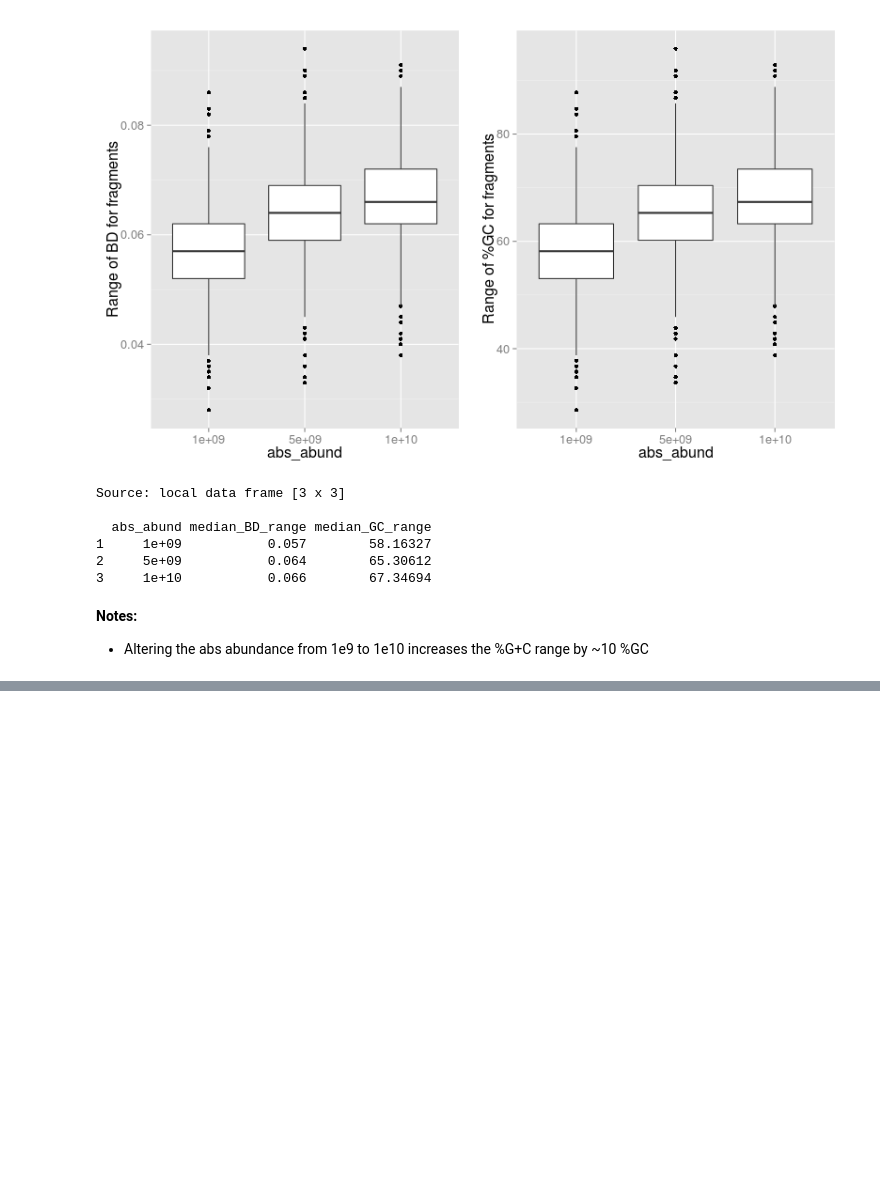
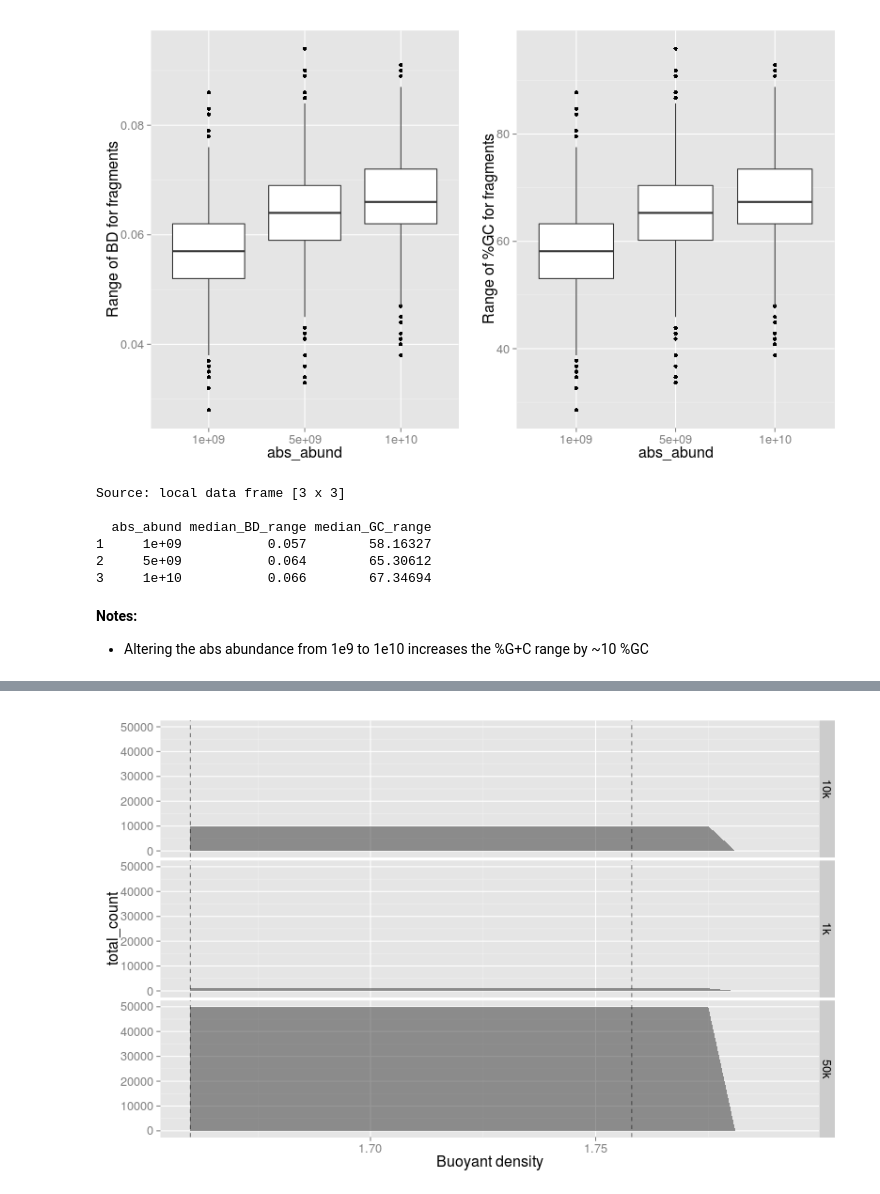
Before and after one commit to nick-youngblut/SIPSim, a Jupyter notebook: ipynb/bac_genome/all/nl1/absAbund.ipynb, the cells around one changed output, grey strips where cells are left out. Cells and saved outputs as stored; diff of their text form; code cells hidden in the pictures; blank space fills up the shorter version.

```diff
--- a/ipynb/bac_genome/all/nl1/absAbund.ipynb
+++ b/ipynb/bac_genome/all/nl1/absAbund.ipynb
@@ -419,0 +431,43 @@ __Notes:__
+# %%
+%%R -i workDir
+
+# loading file
+inFiles = c('OTU-n1-pow_skewN90-25-n5-nS_A1e10_sub1k.txt',
+            'OTU-n1-pow_skewN90-25-n5-nS_A1e10_sub10k.txt',
+            'OTU-n1-pow_skewN90-25-n5-nS_A1e10_sub50k.txt')
+
+inFiles = sapply(inFiles, function(x){
+            paste(c(workDir, x), collapse='/')
+    })
+
+tbls = list()
+for (fileName in names(inFiles)){
+    tbls[[fileName]] = read.csv(fileName, sep='\t')
+    }
+tbl = do.call(rbind, tbls)
+tbl$abs_abund = gsub('.+_sub|\\.txt\\.[0-9]+', '', rownames(tbl))
+
+tbl = tbl %>%
+    separate(fractions, into = c('BD_min','BD_max'), sep='-', convert=TRUE) %>%
+    filter(BD_min != 1.795)
+# %%
+%%R -w 800 -h 500
+# plotting absolute abundances
+
+tbl.s = tbl %>%
+    group_by(abs_abund, BD_min) %>%
+    summarize(total_count = sum(count))
+
+
+## plot
+p = ggplot(tbl.s, aes(BD_min, total_count)) +
+    geom_area(stat='identity', alpha=0.5, position='dodge') +
+    geom_vline(xintercept=c(BD.GCp0, BD.GCp100), linetype='dashed', alpha=0.5) +
+    labs(x='Buoyant density') +
+    facet_grid(abs_abund ~ .) +
+    theme(
+        text = element_text(size=16)
+    )
+p
+# %% [output]
+[figure, added]
```
Also changed, not shown: parts of 8 cells of this notebook, 4 other files.
